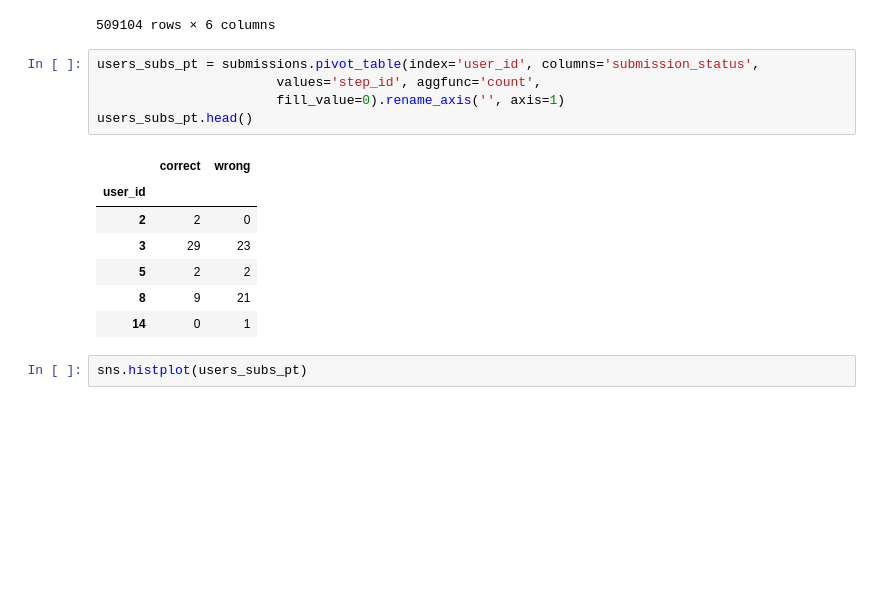
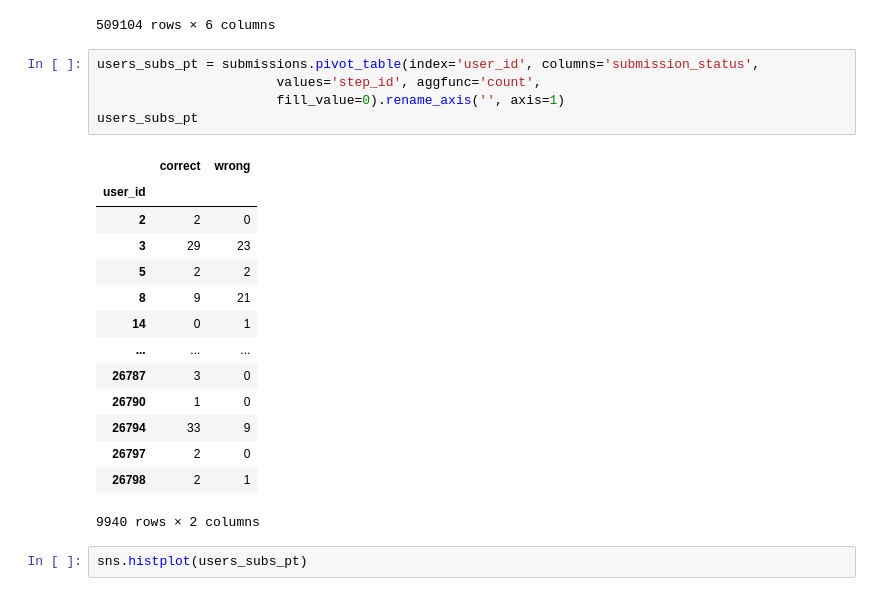
Before and after one commit to V1S10US/My-projects, a Jupyter notebook: Data_Analysis_in_R.ipynb, the cells around one changed output. Saved outputs shown, nothing was run; the diff lists cells and outputs as text; blank space fills up the shorter version.

```diff
--- a/Data_Analysis_in_R.ipynb
+++ b/Data_Analysis_in_R.ipynb
@@ -138,16 +149,23 @@ submissions
 # %%
 users_subs_pt = submissions.pivot_table(index='user_id', columns='submission_status',
                        values='step_id', aggfunc='count',
                        fill_value=0).rename_axis('', axis=1)
-users_subs_pt.head()
+users_subs_pt
 # %% [output]
 |  | correct | wrong |
 | user_id |  |  |
 | 2 | 2 | 0 |
 | 3 | 29 | 23 |
 | 5 | 2 | 2 |
 | 8 | 9 | 21 |
 | 14 | 0 | 1 |
+| ... | ... | ... |
+| 26787 | 3 | 0 |
+| 26790 | 1 | 0 |
+| 26794 | 33 | 9 |
+| 26797 | 2 | 0 |
+| 26798 | 2 | 1 |
+9940 rows × 2 columns
 # %%
 sns.histplot(users_subs_pt)
 # %% [output]
```
Also changed, not shown: parts of 4 cells of this notebook.
